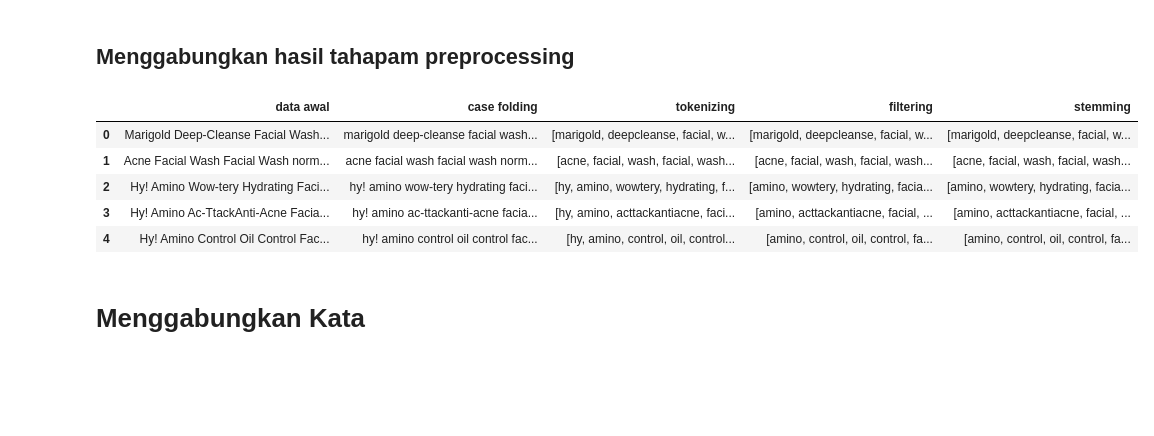
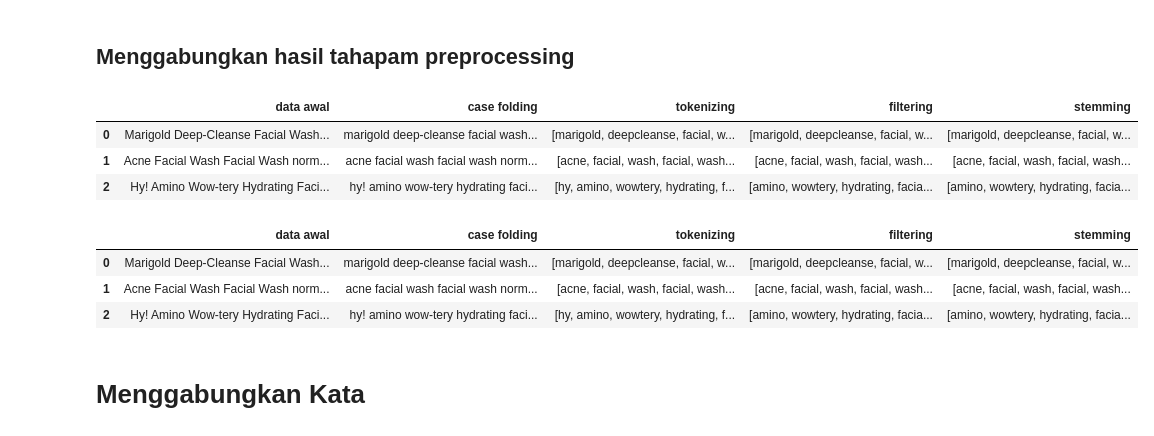
Before and after one commit to elizams1/Model-Recommendation-Skincare-Product, a Jupyter notebook: TheModels/KODE BERSIH FIX.ipynb, the cells around one changed output. Drawn from its saved outputs; the diff is of its cells as text; code cells hidden in the pictures; blank space fills up the shorter version.

```diff
--- a/TheModels/KODE BERSIH FIX.ipynb
+++ b/TheModels/KODE BERSIH FIX.ipynb
@@ -3,13 +3,15 @@
 # %%
 #library untuk membuat, mengubah dan mengecek data pada tabel
 import pandas as pd
-pd.set_option('display.max_colwidth', 200)
+pd.set_option('display.max_colwidth', 20)
+# pd.reset_option('^display.', silent=True)
+# pd.set_option('display.max_rows', 3)
 import numpy as np
 #Membaca data csv
 data_path = "C:\\Users\\HP\\Downloads\\TUGAS AKHIR\EXCEL KODINGAN\\DataProdukVers5.csv"
 data_product = pd.read_csv(data_path)
 
 #Menampilkan data
-data_product.head(1)
+data_product.head(3)
 # %% [output]
 |  | No | Nama | Jenis | Merk | Jenis Kulit | Permasalahan Kulit | Deskripsi | Kandungan | Gambar |
@@ -17,10 +21,11 @@ data_product.head(1)
 # %% [markdown]
 # TEXT PREPROCESSING
 # %%
+pd.set_option('display.max_colwidth', 150)
 #Drop kolom yang tidak dibutuhkan
 data_product = data_product.drop(labels=["No","Merk","Deskripsi","Gambar"], axis='columns')
 
-data_product.head(5)
+data_product.head(2)
 # %% [output]
 |  | Nama | Jenis | Jenis Kulit | Permasalahan Kulit | Kandungan |
 | 0 | Marigold Deep-Cleanse Facial Wash | Facial Wash | normal, berminyak, kering, kombinasi | normal, kusam | Water, Glycerin, Coco-Betaine, Di... |
@@ -194,10 +191,8 @@ Stemmer = Factory.create_stemmer()
 for i in range (0, len(data_stemming)):
   temp = []
   for j in range (0, len(data_stemming['stemming'][i])):
-    azx = ''
-    azx = Stemmer.stem(
-        data_stemming['stemming'][i][j])
-    temp.append(azx)
+    data_stemming['stemming'][i][j] = Stemmer.stem(data_stemming['stemming'][i][j])
+    temp.append(data_stemming['stemming'][i][j])
   data_stemming['stemming'][i] = temp
 # %%
 data_stemming.head(3)
@@ -211,14 +206,20 @@ data_stemming.head(3)
 # %%
 data_textPre_res = pd.concat([data_textPre, data_caseFolding, data_tokenizing, data_filtering, data_stemming], axis=1)
 # %%
-data_textPre_res.head(5)
+data_textPre_res.head(3)
 # %% [output]
 |  | data awal | case folding | tokenizing | filtering | stemming |
 | 0 | Marigold Deep-Cleanse Facial Wash... | marigold deep-cleanse facial wash... | [marigold, deepcleanse, facial, w... | [marigold, deepcleanse, facial, w... | [marigold, deepcleanse, facial, w... |
 | 1 | Acne Facial Wash Facial Wash norm... | acne facial wash facial wash norm... | [acne, facial, wash, facial, wash... | [acne, facial, wash, facial, wash... | [acne, facial, wash, facial, wash... |
 | 2 | Hy! Amino Wow-tery Hydrating Faci... | hy! amino wow-tery hydrating faci... | [hy, amino, wowtery, hydrating, f... | [amino, wowtery, hydrating, facia... | [amino, wowtery, hydrating, facia... |
-| 3 | Hy! Amino Ac-TtackAnti-Acne Facia... | hy! amino ac-ttackanti-acne facia... | [hy, amino, acttackantiacne, faci... | [amino, acttackantiacne, facial, ... | [amino, acttackantiacne, facial, ... |
-| 4 | Hy! Amino Control Oil Control Fac... | hy! amino control oil control fac... | [hy, amino, control, oil, control... | [amino, control, oil, control, fa... | [amino, control, oil, control, fa... |
+# %%
+pd.set_option('display.max_colwidth', 60)
+data_textPre_res.head(3)
+# %% [output]
+|  | data awal | case folding | tokenizing | filtering | stemming |
+| 0 | Marigold Deep-Cleanse Facial Wash... | marigold deep-cleanse facial wash... | [marigold, deepcleanse, facial, w... | [marigold, deepcleanse, facial, w... | [marigold, deepcleanse, facial, w... |
+| 1 | Acne Facial Wash Facial Wash norm... | acne facial wash facial wash norm... | [acne, facial, wash, facial, wash... | [acne, facial, wash, facial, wash... | [acne, facial, wash, facial, wash... |
+| 2 | Hy! Amino Wow-tery Hydrating Faci... | hy! amino wow-tery hydrating faci... | [hy, amino, wowtery, hydrating, f... | [amino, wowtery, hydrating, facia... | [amino, wowtery, hydrating, facia... |
 # %%
 #Menjadikan dataset file xlsx
 data_textPre_res.to_excel("C:/Users/HP/Downloads/TUGAS AKHIR/EXCEL KODINGAN/" +'Hasil Text Preprocessing.xlsx', index=False)
```
Also changed, not shown: parts of 20 cells of this notebook.
